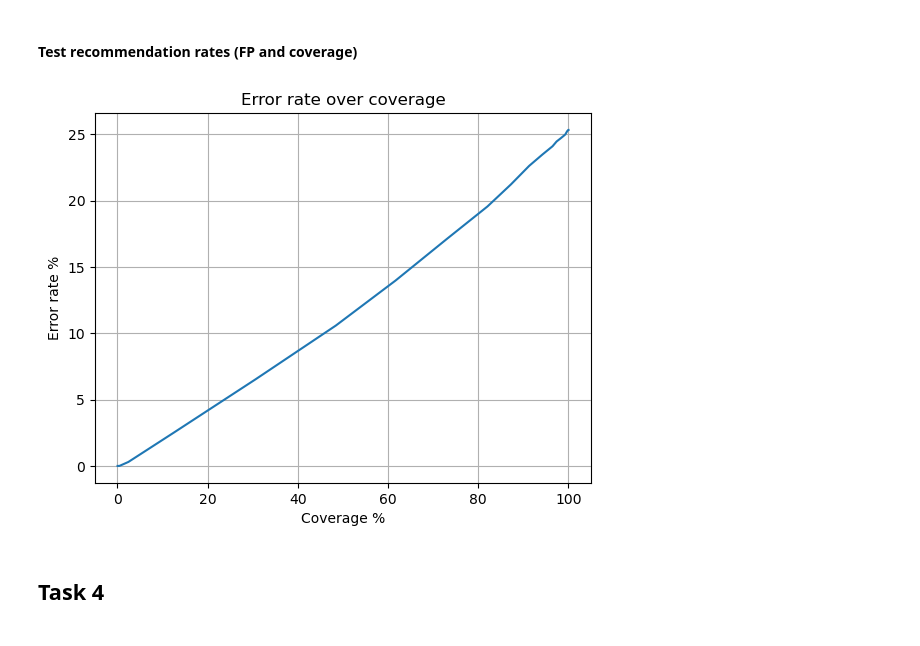
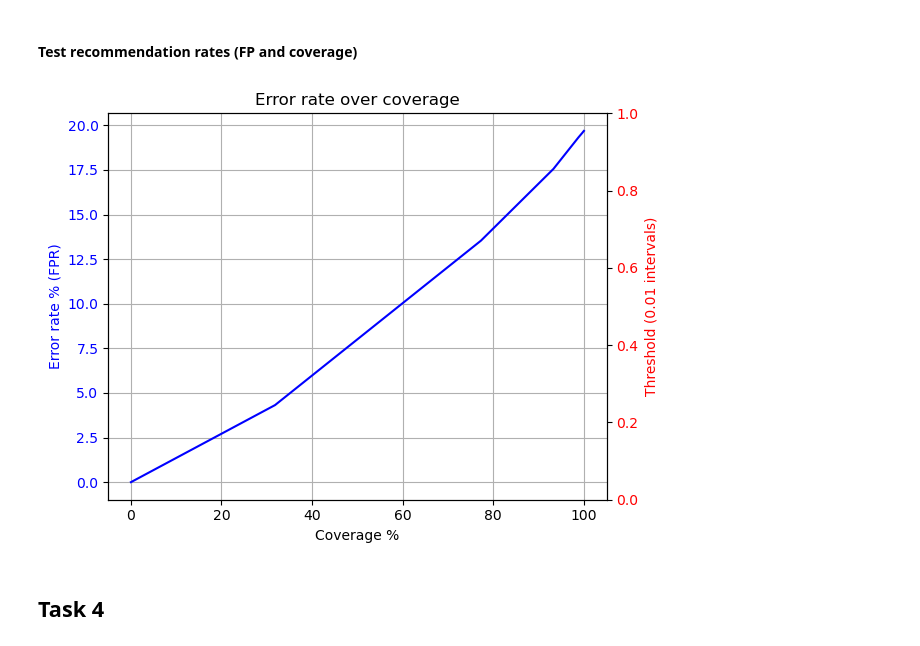
Before and after one commit to Pimsel/2AMM10-Assignments, a Jupyter notebook: ass1_skeleton.ipynb, the cells around one changed output. Cells and saved outputs as stored; diff of their text form; code cells hidden in the pictures.

Commit message:
Update Tasks 1-3
Changed the distance computation to squared distance from normal distance, lead to small increase in performance.

```diff
--- a/ass1_skeleton.ipynb
+++ b/ass1_skeleton.ipynb
@@ -110,7 +110,6 @@ label_id_to_label_name.update({i: new_test_dataset.df[new_test_dataset.df["artic
 <h4>Model architecture</h4>
 # %%
 class ConvBNActivation(nn.Module):
-    """Standard convolution block with BatchNormalization and activation"""
     def __init__(self, in_channels, out_channels, kernel_size=3, stride=1, groups=1, activation=nn.Hardswish):
         super().__init__()
         padding = (kernel_size - 1) // 2
@@ -175,14 +174,6 @@ class DepthwiseSeparableConv(nn.Module):
         return x
 
 class AdvancedCNN(nn.Module):
-    '''
-    MOTIVATION:
-    Use of depthwise separable convolutions, inspired by the MobileNet family. Drastically reduces parameter
-    count and computation by splitting spatial filtering and channel mixing.
-    Introduction of Squeeze-and-Excitation blocks to 'recalibrate' channel-wise feature responses, boosting the
-    relevance of 'important' features while suppressing irrelevant ones.
-    Test whether these efficiency-accuracy trade-offs are worthwile in the given setting.
-    '''
     def __init__(self, nr_filters=64, activation=nn.ReLU, num_classes=39):
         super().__init__()
         self.features = nn.Sequential(
@@ -618,7 +600,7 @@ Ballanced Accuracy: 0.576
 # %%
 def compute_confidence_batch(topk_distances: torch.Tensor) -> torch.Tensor:
     mean_dist = topk_distances.mean(dim=1)
-    confidence = 1.0 - mean_dist / 2.0
+    confidence = 1.0 - mean_dist / 4.0
     return confidence.clamp(0.0, 1.0)
 # %% [markdown]
 <h4>Test recommendation rates (FP and coverage)</h4>
@@ -658,7 +640,7 @@ def test3(threshold, top_k=3):
             images, labels = images.to(device), labels.to(device)
             query_embeddings_raw = protonet(images)
             query_embeddings = nn.functional.normalize(query_embeddings_raw, p=2, dim=1)  # L2-normalize embeddings for more stable confidence measure
-            dists = torch.cdist(query_embeddings, support_embeddings)
+            dists = torch.cdist(query_embeddings, support_embeddings).pow(2)
 
             # Determine recommendations and confidences
             topk_dists, topk_idx = dists.topk(top_k, largest=False)
@@ -682,26 +664,36 @@ def test3(threshold, top_k=3):
 
     return fpr, coverage
 # %%
-def plot3():
+def plot3(save_figure=False):
     threshold_range = np.linspace(start=0.73, stop=1.0, num=28)
     FPR_list, coverage_list = [], []
+
     for t in threshold_range:
         FPR, coverage = test3(threshold=t)
         FPR_list.append(round(FPR*100, 2))
         coverage_list.append(round(coverage*100, 2))
 
-    plt.figure()
-    plt.plot(coverage_list, FPR_list)
-    plt.title("Error rate over coverage")
-    plt.xlabel("Coverage %")
-    plt.ylabel("Error rate %")
-    plt.grid(True, which="both")
+    fig, ax1 = plt.subplots()
+    ax1.plot(coverage_list, FPR_list, color='b', label="FPR vs. Coverage")
+    ax1.set_xlabel("Coverage %")
+    ax1.set_ylabel("Error rate % (FPR)", color='b')
+    ax1.tick_params(axis='y', labelcolor='b')
+    ax1.grid(True, which="both")
+    ax1.set_title("Error rate over coverage")
+
+    ax2 = ax1.twinx()
+    ax2.set_ylabel("Threshold (0.01 intervals)", color='r')
+    ax2.tick_params(axis='y', labelcolor='r')
+
+    fig.tight_layout()
+    if save_figure:
+        plt.savefig("Task3_plot.png", dpi=300, bbox_inches="tight")
     plt.show()
 
 # Uncomment to run
-plot3()
+plot3(save_figure=True)
 # %% [output]
-[figure, old version]
+[figure, new version]
 # %% [markdown]
 ## Task 4
 # %%
```
Also changed, not shown: parts of 6 cells of this notebook, 3 other files.
